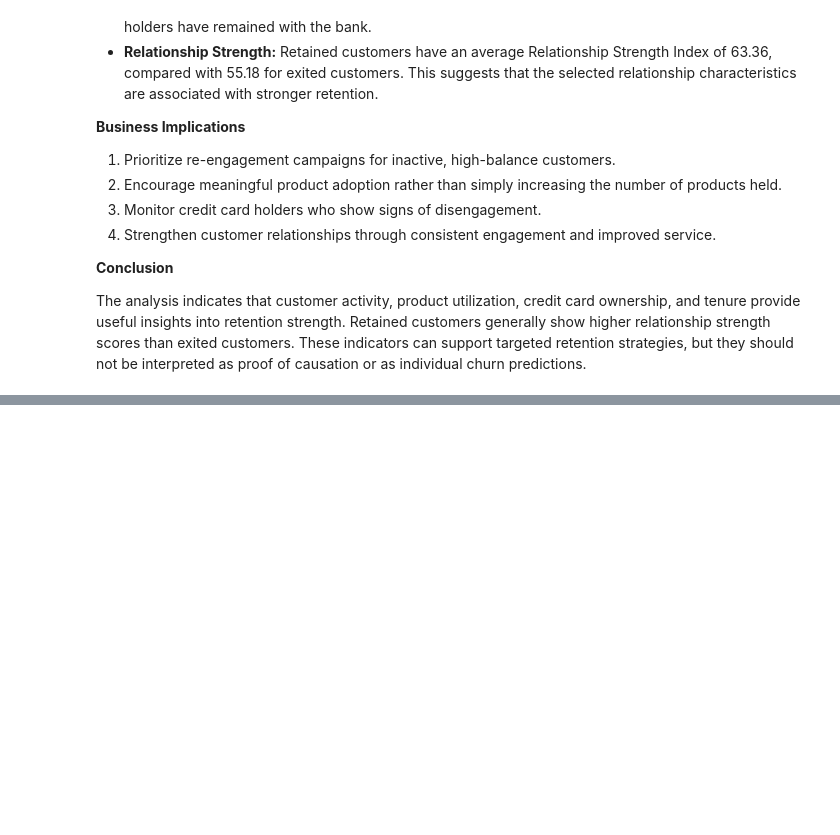
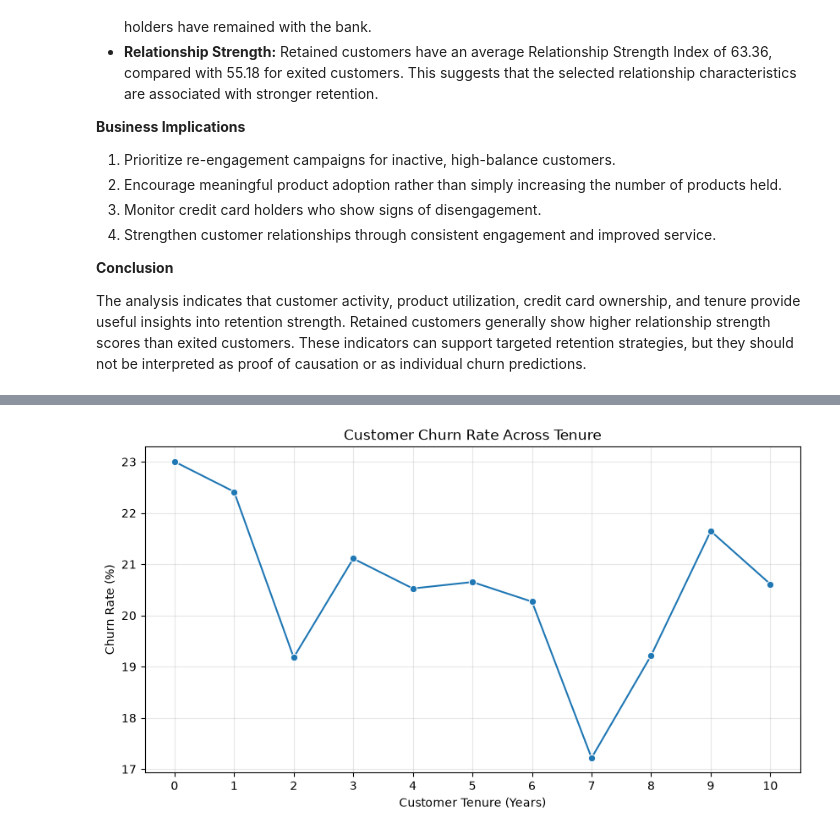
Before and after one commit to Dvnsh-coder/Customer-retention-analysis, a Jupyter notebook: notebooks/01_data_understanding.ipynb, the cells around one changed output, grey strips where cells are left out. Cells and saved outputs as stored; diff of their text form; code cells hidden in the pictures; blank space fills up the shorter version.

Commit message:
Complete customer retention stability analysis

```diff
--- a/notebooks/01_data_understanding.ipynb
+++ b/notebooks/01_data_understanding.ipynb
@@ -1716,0 +1731,23 @@ The analysis indicates that customer activity, product utilization, credit card
+# %%
+# Calculate customer retention by tenure
+tenure_retention = df.groupby("Tenure").agg(
+    Total_Customers=("CustomerId", "count"),
+    Exited_Customers=("Exited", "sum")
+)
+
+tenure_retention["Retained_Customers"] = (
+    tenure_retention["Total_Customers"] -
+    tenure_retention["Exited_Customers"]
+)
+
+tenure_retention["Churn_Rate"] = (
+    tenure_retention["Exited_Customers"] /
+    tenure_retention["Total_Customers"]
+) * 100
+
+tenure_retention["Retention_Rate"] = (
+    tenure_retention["Retained_Customers"] /
+    tenure_retention["Total_Customers"]
+) * 100
+
+display(tenure_retention.round(2))
@@ -1716,0 +1768,18 @@ The analysis indicates that customer activity, product utilization, credit card
+# %%
+plt.figure(figsize=(10, 5))
+
+sns.lineplot(
+    data=tenure_retention,
+    x=tenure_retention.index,
+    y="Churn_Rate",
+    marker="o"
+)
+
+plt.title("Customer Churn Rate Across Tenure")
+plt.xlabel("Customer Tenure (Years)")
+plt.ylabel("Churn Rate (%)")
+plt.xticks(range(0, 11))
+plt.grid(True, alpha=0.3)
+plt.show()
+# %% [output]
+[figure, added]
```
Also changed, not shown: parts of 17 cells of this notebook.
